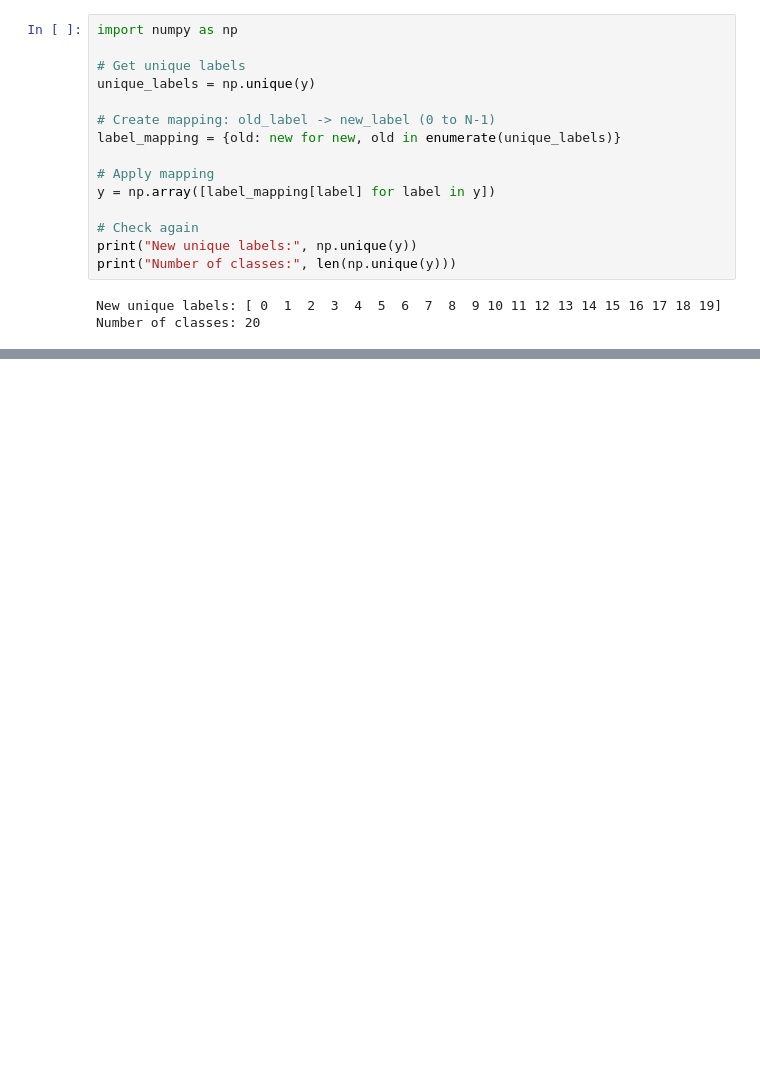
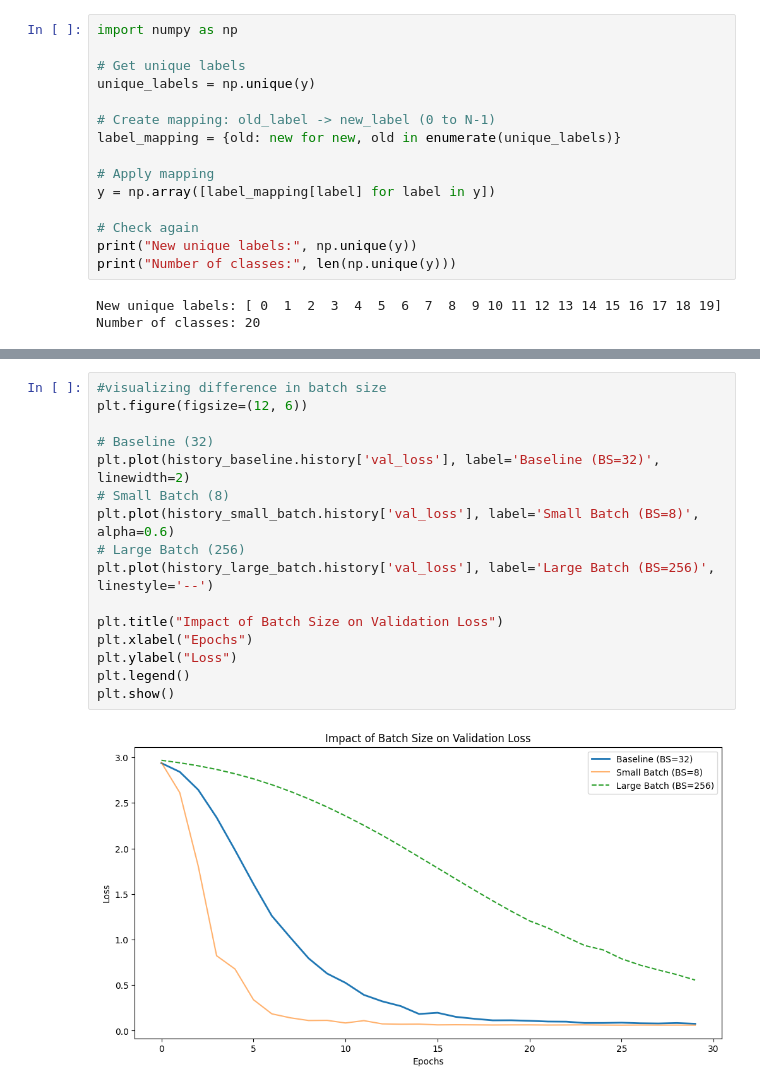
Before and after one commit to shrav-jally/DL_Lab_Sem6, a Jupyter notebook: DLLabCMU.ipynb, the cells around one changed output, grey strips where cells are left out. Saved outputs shown, nothing was run; the diff lists cells and outputs as text; blank space fills up the shorter version.

```diff
--- a/DLLabCMU.ipynb
+++ b/DLLabCMU.ipynb
@@ -185,0 +393,18 @@ IndexError: index 29 is out of bounds for axis 1 with size 20
+# %%
+#visualizing difference in batch size
+plt.figure(figsize=(12, 6))
+
+# Baseline (32)
+plt.plot(history_baseline.history['val_loss'], label='Baseline (BS=32)', linewidth=2)
+# Small Batch (8)
+plt.plot(history_small_batch.history['val_loss'], label='Small Batch (BS=8)', alpha=0.6)
+# Large Batch (256)
+plt.plot(history_large_batch.history['val_loss'], label='Large Batch (BS=256)', linestyle='--')
+
+plt.title("Impact of Batch Size on Validation Loss")
+plt.xlabel("Epochs")
+plt.ylabel("Loss")
+plt.legend()
+plt.show()
+# %% [output]
+[figure, added]
```
Also changed, not shown: parts of 12 cells of this notebook.
